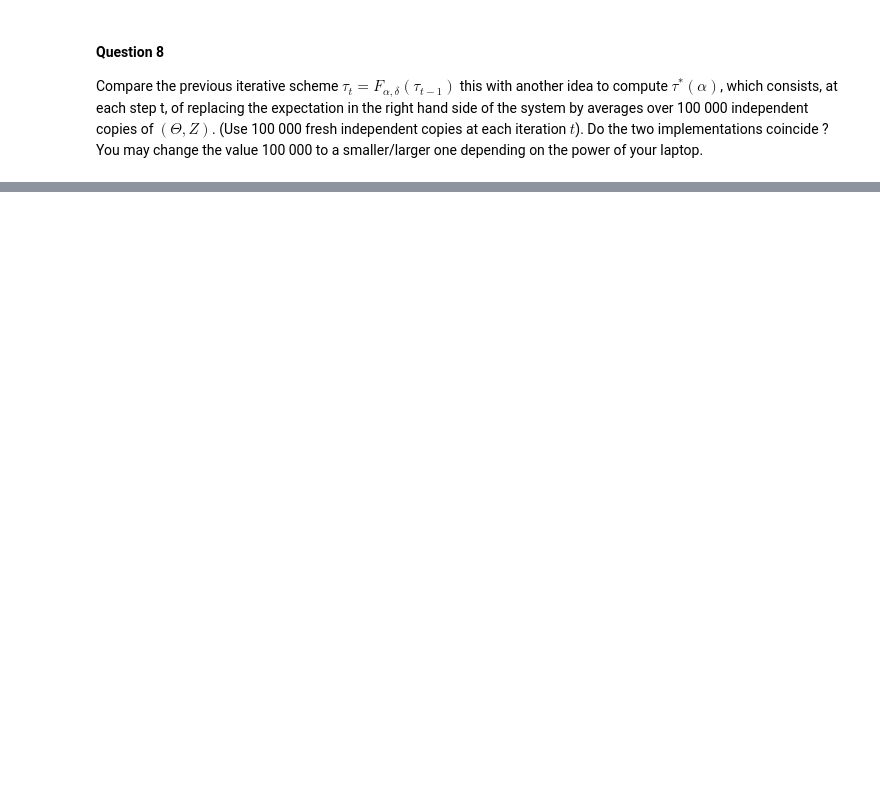
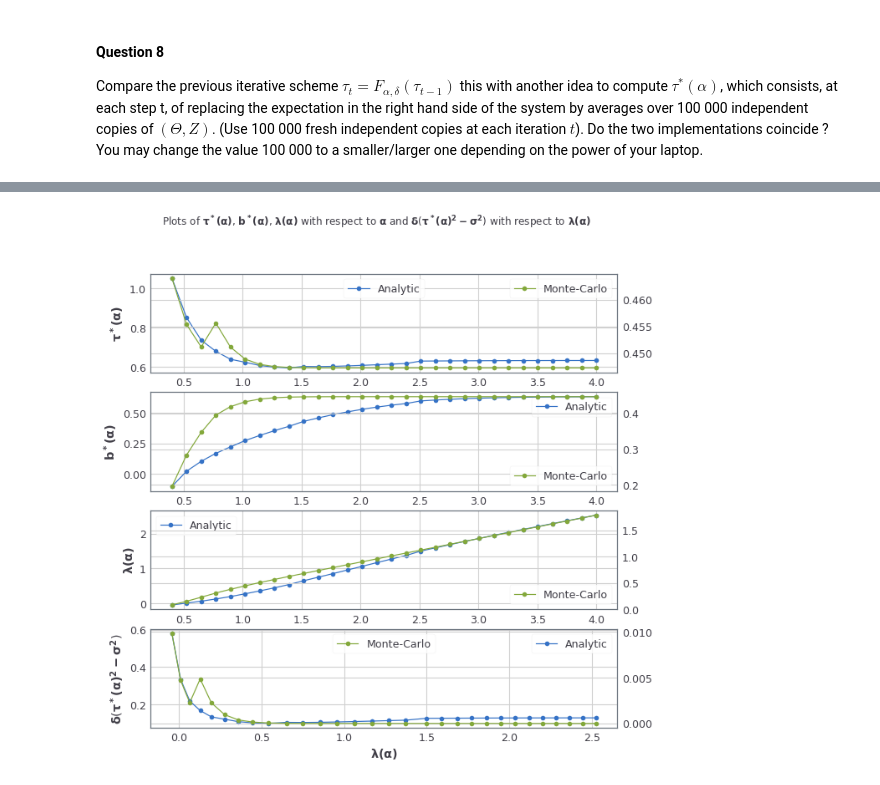
Before and after one commit to JulienKhlt/Hista, a Jupyter notebook: Projet_HISTA_FargeonKhlautRuhlmann.ipynb, the cells around one changed output, grey strips where cells are left out. Cells and saved outputs as stored; diff of their text form; code cells hidden in the pictures; blank space fills up the shorter version.

```diff
--- a/Projet_HISTA_FargeonKhlautRuhlmann.ipynb
+++ b/Projet_HISTA_FargeonKhlautRuhlmann.ipynb
@@ -300,19 +299,22 @@ plt.legend()
 Compare the previous iterative scheme $\tau_t = F_{\alpha, \delta} (\tau_{t-1})$ this with another idea to compute $\tau^*(\alpha)$, which consists, at each step t, of replacing the expectation in the right hand side of the system by averages over 100 000 independent copies of $(\Theta,Z)$. (Use 100 000 fresh independent copies at each iteration $t$). Do the two implementations coincide ? You may change the value 100 000 to a smaller/larger one depending on the power of your laptop.
 # %%
 def eta_prime(u,t):
-    return int(np.abs(u) - t > 0)
+    return (np.abs(u) - t > 0) * 1
 
 def list_theta_Z(p=0.128,sigma2=0.2,test_size = 100000):
-    theta = np.random.binomial(0,p,size=test_size) * np.random.choice(np.array([-1, 1]),test_size)
-    Z = np.random.normal(0,sqrt(sigma2),size=test_size)
+    rng = np.random.default_rng()
+    theta = rng.binomial(0,p,size=test_size) * np.random.choice(np.array([-1, 1]),test_size)
+    Z = rng.normal(0,sqrt(sigma2),size=test_size)
     return theta, Z
 
-def compute_esp(tau, alpha, p=0.128, sigma2=0.2, test_size = 100000):
+def compute_esp(tau, alpha, p=0.128, sigma2=0.2, test_size = 1000000):
     theta, Z = list_theta_Z(p,sigma2,test_size)
-    ETA = np.array([eta((theta + tau*Z)[i], tau*alpha) for i in range(test_size)])
+#     ETA = np.array([eta((theta + tau*Z)[i], tau*alpha) for i in range(test_size)])
+    ETA = eta(theta + tau*Z, tau*alpha)
     esp1 = np.mean((ETA-theta)**2)
     #tau_star = sigma2 + esp1 / delta
-    ETA_PRIME = np.array([eta_prime((theta + tau*Z)[i], tau*alpha) for i in range(test_size)])
+#     ETA_PRIME = np.array([eta_prime((theta + tau*Z)[i], tau*alpha) for i in range(test_size)])
+    ETA_PRIME = eta_prime(theta+tau*Z,tau*alpha)
     esp2 = np.mean(ETA_PRIME)
     #b_star = tau_star * (1 - esp2 / delta)
     return esp1, esp2
@@ -327,19 +329,18 @@ def F_new(alpha, delta, tho, sigma2):
 def compute_b_new(tho, delta, alpha):
     return tho*(1 - compute_esp(tho,alpha,sigma2=sigma2)[1] / delta)
 
-def solve_implement_new(F, alpha, delta, nb, tho_0, sigma2, eps):
+def solve_implement_new(F, alpha, delta, tho_0, sigma2, eps):
     tho_1 = tho_0
     tho_2 = sqrt(F(alpha, delta, tho_0, sigma2))
     it = 0
     while abs(tho_1 - tho_2) > eps and it < 1000:
-        print("tau_1 = ", tho_1)
         tho_1 = tho_2
         tho_2 = sqrt(F(alpha, delta, tho_1, sigma2))
         it += 1
     return tho_1
 
 tho_0 = sqrt(0.2 + 1/(2*0.64))
-tau_new = solve_implement_new(F_new, 1, 0.64, 100, tho_0, 0.2, 1e-1)
+tau_new = solve_implement_new(F_new, 1, 0.64, tho_0, 0.2, 1e-1)
 print("tau_new =", tau_new)
 print("b_new = ", compute_b_new(tau,0.64,1))
 # %% [output]
@@ -348,0 +349,65 @@ b_new =  0.7096416005816262
+# %%
+delta = 0.64
+sigma2 = 0.2
+alpha = np.linspace(0.4, 4, 30)
+Tho = []
+Tho_new = []
+Tho_square = []
+Tho_square_new = []
+B = []
+B_new = []
+Lambda = []
+Lambda_new = []
+
+fig, axs = plt.subplots(4, 1, constrained_layout=False, figsize=(10, 10))
+
+for a in tqdm(alpha):
+    tho = solve_implement(F, a, delta, sqrt(sigma2 + 1/(2*delta)), sigma2, 1e-2)
+    tho_new = solve_implement_new(F_new,a,delta,sqrt(sigma2 + 1/(2*delta)), sigma2, 1e-2)
+    Tho.append(tho)
+    Tho_new.append(tho_new)
+    Tho_square.append(delta*(tho**2-sigma2))
+    Tho_square_new.append(delta*(tho_new**2-sigma2))
+    b = compute_b(tho, delta, a)
+    b_new = compute_b_new(tho_new, delta, a)
+    B.append(b)
+    B_new.append(b_new)
+    l = compute_lambda(b, a)
+    l_new = compute_lambda(b_new, a)
+    Lambda.append(l)
+    Lambda_new.append(l_new)
+
+fig.suptitle(r"Plots of $\mathbf{\tau^* (\alpha)}$, $\mathbf{b^* (\alpha)}$, $\mathbf{\lambda (\alpha)}$" \
+                r" with respect to $\mathbf{\alpha}$ and $\mathbf{\delta\left( \tau^* (\alpha)^2 - \sigma^2 \right) }$"\
+                r" with respect to $\mathbf{\lambda(\alpha)}$")
+axs[0].plot(alpha, Tho,marker='o', label='Analytic')
+ix = axs[0].twinx()
+ix.plot(alpha, Tho_new, marker='o', label='Monte-Carlo', color='g')
+axs[0].set_ylabel(r"$\mathbf{\tau^* (\alpha)}$")
+axs[0].set_xlabel(r"$\mathbf{\alpha}$")
+axs[0].legend(loc='upper center')
+ix.legend()
+axs[1].plot(alpha, B,marker='o', label='Analytic')
+ix = axs[1].twinx()
+ix.plot(alpha, B_new, marker='o', label='Monte-Carlo', color='g')
+axs[1].set_xlabel(r"$\mathbf{\alpha}$")
+axs[1].set_ylabel(r"$\mathbf{b^* (\alpha)}$")
+axs[1].legend()
+ix.legend(loc='lower right')
+axs[2].plot(alpha, Lambda,marker='o', label='Analytic')
+ix = axs[2].twinx()
+ix.plot(alpha, Lambda_new, marker='o', label='Monte-Carlo', color='g')
+axs[2].set_xlabel(r"$\mathbf{\alpha}$")
+axs[2].set_ylabel(r"$\mathbf{\lambda (\alpha)}$")
+axs[2].legend()
+ix.legend(loc='lower right')
+axs[3].plot(Lambda, (Tho_square),marker='o', label='Analytic')
+ix = axs[3].twinx()
+ix.plot(Lambda, (Tho_square_new), marker='o', label='Monte-Carlo', color='g')
+axs[3].set_ylabel(r"$\mathbf{\delta\left( \tau^* (\alpha)^2 - \sigma^2 \right) }$")
+axs[3].set_xlabel(r"$\mathbf{\lambda(\alpha)}$")
+axs[3].legend()
+ix.legend(loc='upper center')
+plt.savefig('Compare.png')
+# %% [output]
+[figure, added]
```
Also changed, not shown: parts of 9 cells of this notebook.
